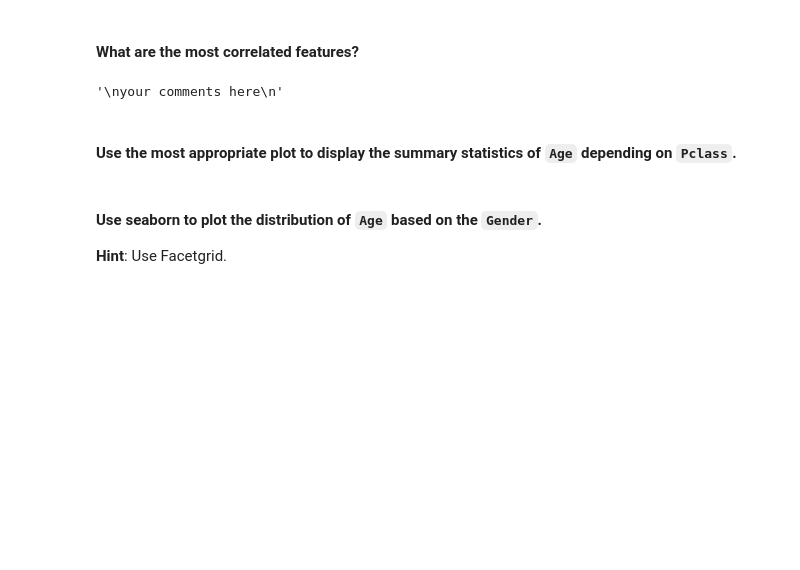
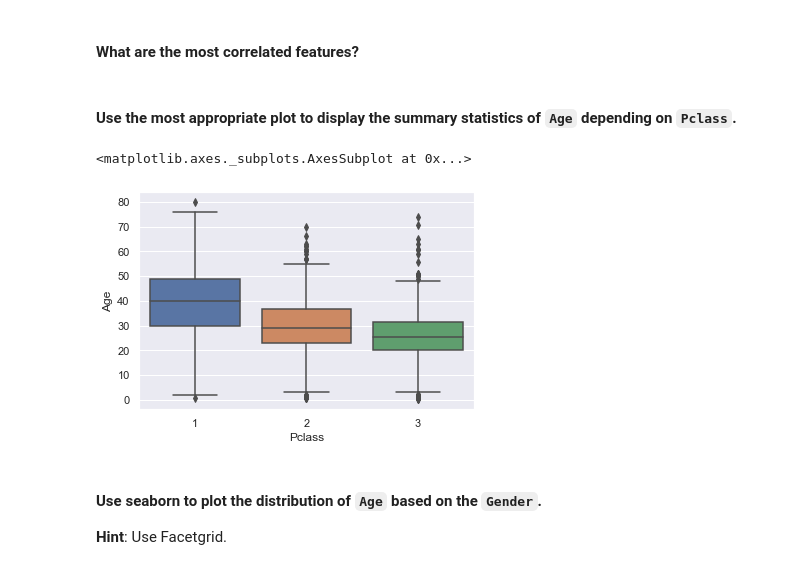
Before and after one commit to martapalleiro/lab-matplotlib-seaborn, a Jupyter notebook: your-code/main.ipynb, the cells around one changed output. Cells and saved outputs as stored; diff of their text form; code cells hidden in the pictures; blank space fills up the shorter version.

```diff
--- a/your-code/main.ipynb
+++ b/your-code/main.ipynb
@@ -373,8 +397,2 @@ your comments here
 # %% [markdown]
 #### What are the most correlated features?
-# %%
-"""
-your comments here
-"""
-# %% [output]
-'\nyour comments here\n'
@@ -385,3 +405,8 @@ your comments here
+# %%
+sns.boxplot(x = titanic['Pclass'], y = titanic['Age'])
+# %% [output]
+<matplotlib.axes._subplots.AxesSubplot at 0x...>
+[figure, added]
 # %% [markdown]
 #### Use seaborn to plot the distribution of `Age` based on the `Gender`.
 **Hint**: Use Facetgrid.
```
Also changed, not shown: parts of 32 cells of this notebook, 1 other file.
